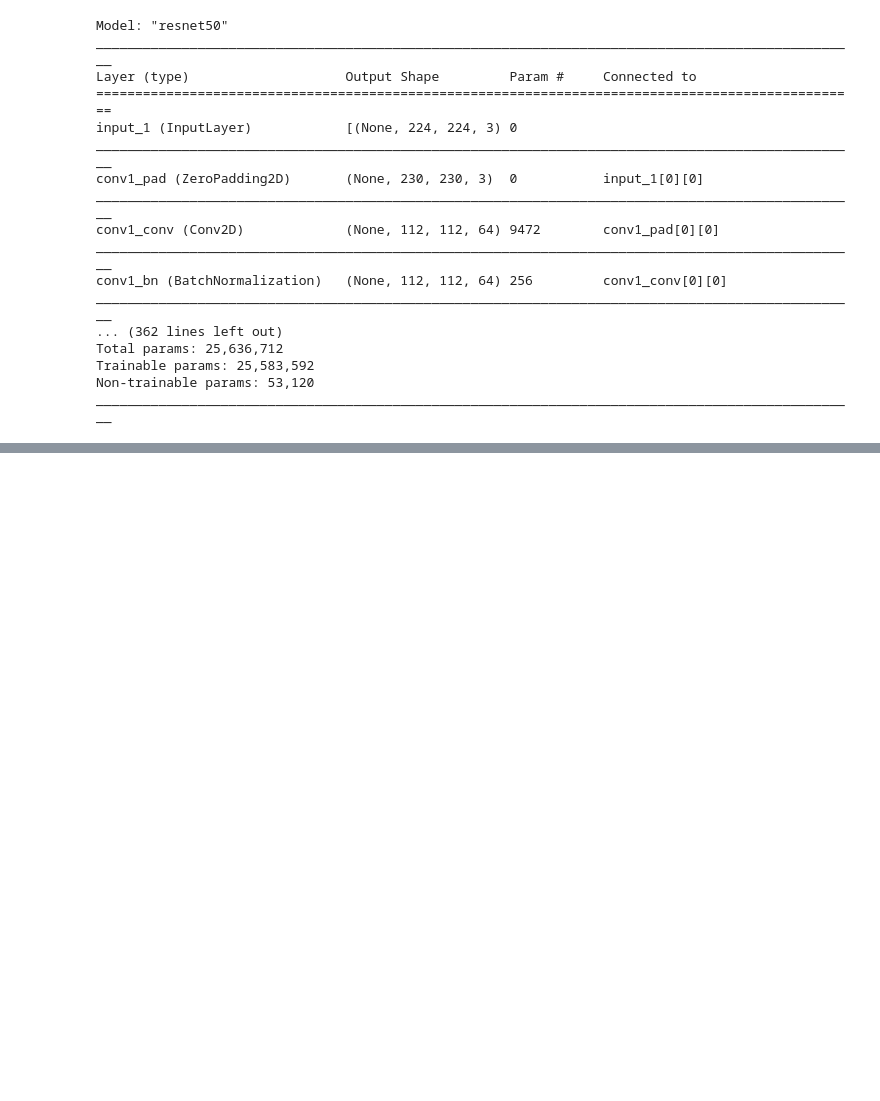
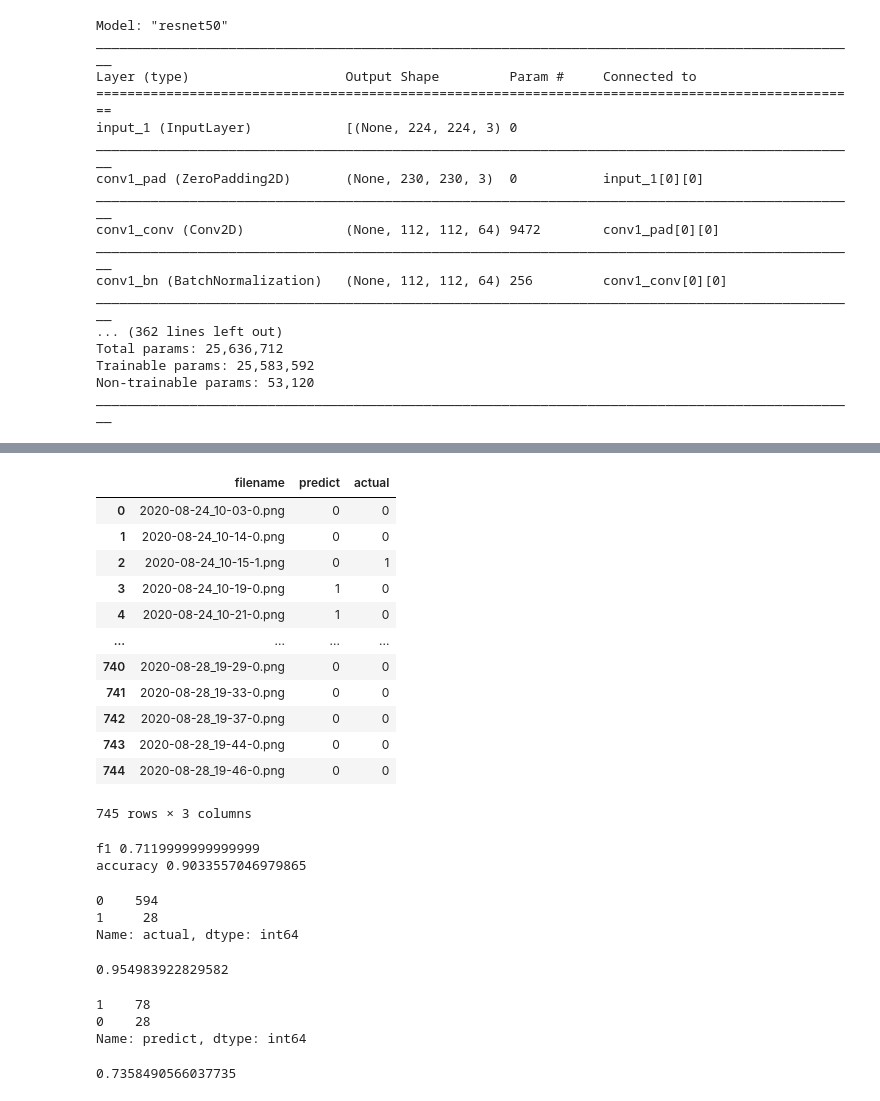
Before and after one commit to gnsia/conan, a Jupyter notebook: Algorythm/2020-11-24-[conan]-poly-cnn.ipynb, the cells around one changed output, grey strips where cells are left out. Saved outputs shown, nothing was run; the diff lists cells and outputs as text; code cells hidden in the pictures; blank space fills up the shorter version.

```diff
--- a/Algorythm/2020-11-24-[conan]-poly-cnn.ipynb
+++ b/Algorythm/2020-11-24-[conan]-poly-cnn.ipynb
@@ -987,0 +1271,4 @@ KeyboardInterrupt:
+# %%
+test_df["predict"] = test_df["category"].replace({'0_normal': '0', '1_attack': '1'})
+del test_df['category']
+test_df.head()
@@ -987,0 +1282,47 @@ KeyboardInterrupt:
+# %%
+test_df['actual'] = test_df['filename'].str[17:18]
+test_df
+# %% [output]
+|  | filename | predict | actual |
+| 0 | 2020-08-24_10-03-0.png | 0 | 0 |
+| 1 | 2020-08-24_10-14-0.png | 0 | 0 |
+| 2 | 2020-08-24_10-15-1.png | 0 | 1 |
+| 3 | 2020-08-24_10-19-0.png | 1 | 0 |
+| 4 | 2020-08-24_10-21-0.png | 1 | 0 |
+| ... | ... | ... | ... |
+| 740 | 2020-08-28_19-29-0.png | 0 | 0 |
+| 741 | 2020-08-28_19-33-0.png | 0 | 0 |
+| 742 | 2020-08-28_19-37-0.png | 0 | 0 |
+| 743 | 2020-08-28_19-44-0.png | 0 | 0 |
+| 744 | 2020-08-28_19-46-0.png | 0 | 0 |
+745 rows × 3 columns
+# %%
+y = np.array(test_df['actual']).astype('int8')
+p = np.array(test_df['predict']).astype('int8')
+print('f1', metrics.f1_score(y,p))
+print('accuracy', metrics.accuracy_score(y,p) )
+# %% [output]
+f1 0.7119999999999999
+accuracy 0.9033557046979865
+# %%
+test_df[test_df['predict'] == '0']['actual'].value_counts()
+# %% [output]
+0    594
+1     28
+Name: actual, dtype: int64
+# %%
+precision = 594 / 622
+precision
+# %% [output]
+0.954983922829582
+# %%
+test_df[test_df['actual'] == '1']['predict'].value_counts()
+# %% [output]
+1    78
+0    28
+Name: predict, dtype: int64
+# %%
+specificity = 78/106
+specificity
+# %% [output]
+0.7358490566037735
```
Also changed, not shown: parts of 42 cells of this notebook, 15 other files.
